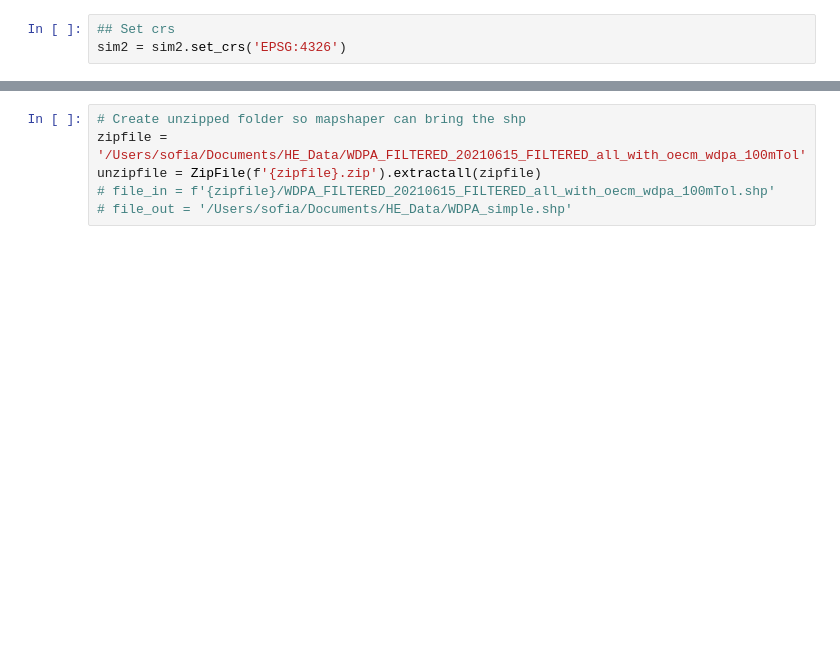
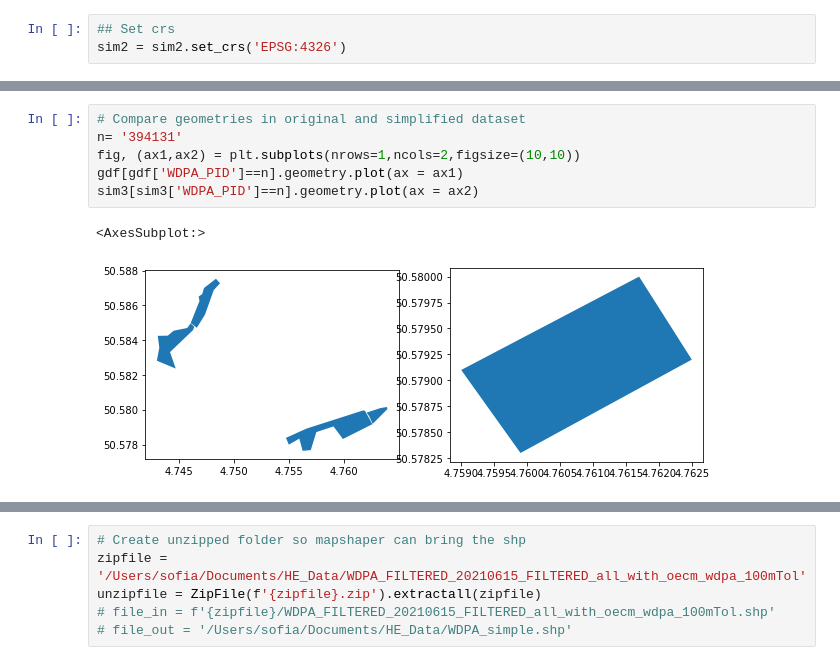
Before and after one commit to Vizzuality/he-scratchfolder, a Jupyter notebook: WDPA_Simplification.ipynb, the cells around one changed output, grey strips where cells are left out. Drawn from its saved outputs; the diff is of its cells as text; blank space fills up the shorter version.

```diff
--- a/WDPA_Simplification.ipynb
+++ b/WDPA_Simplification.ipynb
@@ -433,0 +616,9 @@ sim1.to_file(f'{path}/Simplifications/WDPA_Ter_Simp50', driver= 'ESRI Shapefile'
+# %%
+# Compare geometries in original and simplified dataset
+n= '394131'
+fig, (ax1,ax2) = plt.subplots(nrows=1,ncols=2,figsize=(10,10))
+gdf[gdf['WDPA_PID']==n].geometry.plot(ax = ax1)
+sim3[sim3['WDPA_PID']==n].geometry.plot(ax = ax2)
+# %% [output]
+<AxesSubplot:>
+[figure, added]
```
Also changed, not shown: parts of 52 cells of this notebook.
